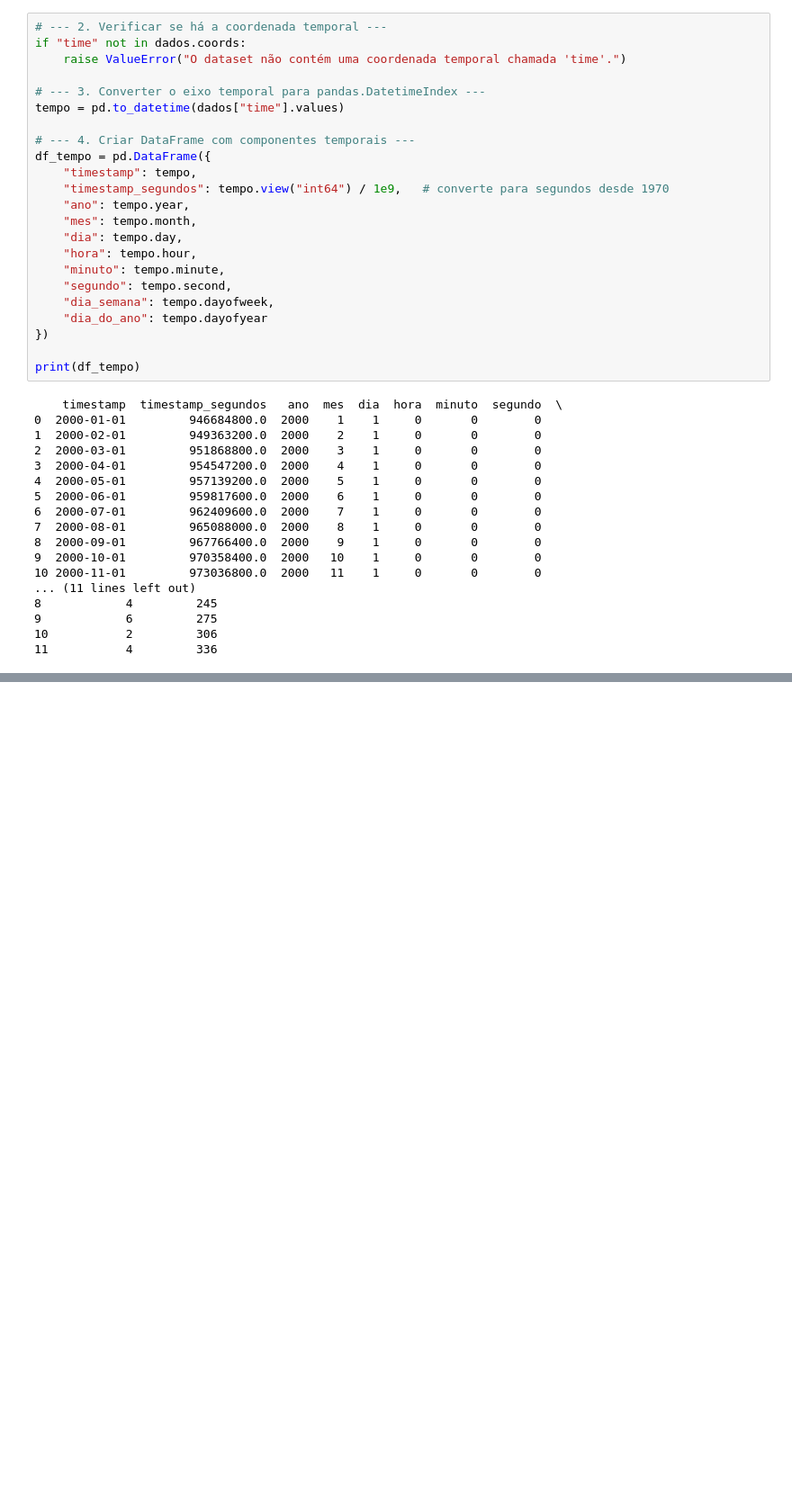
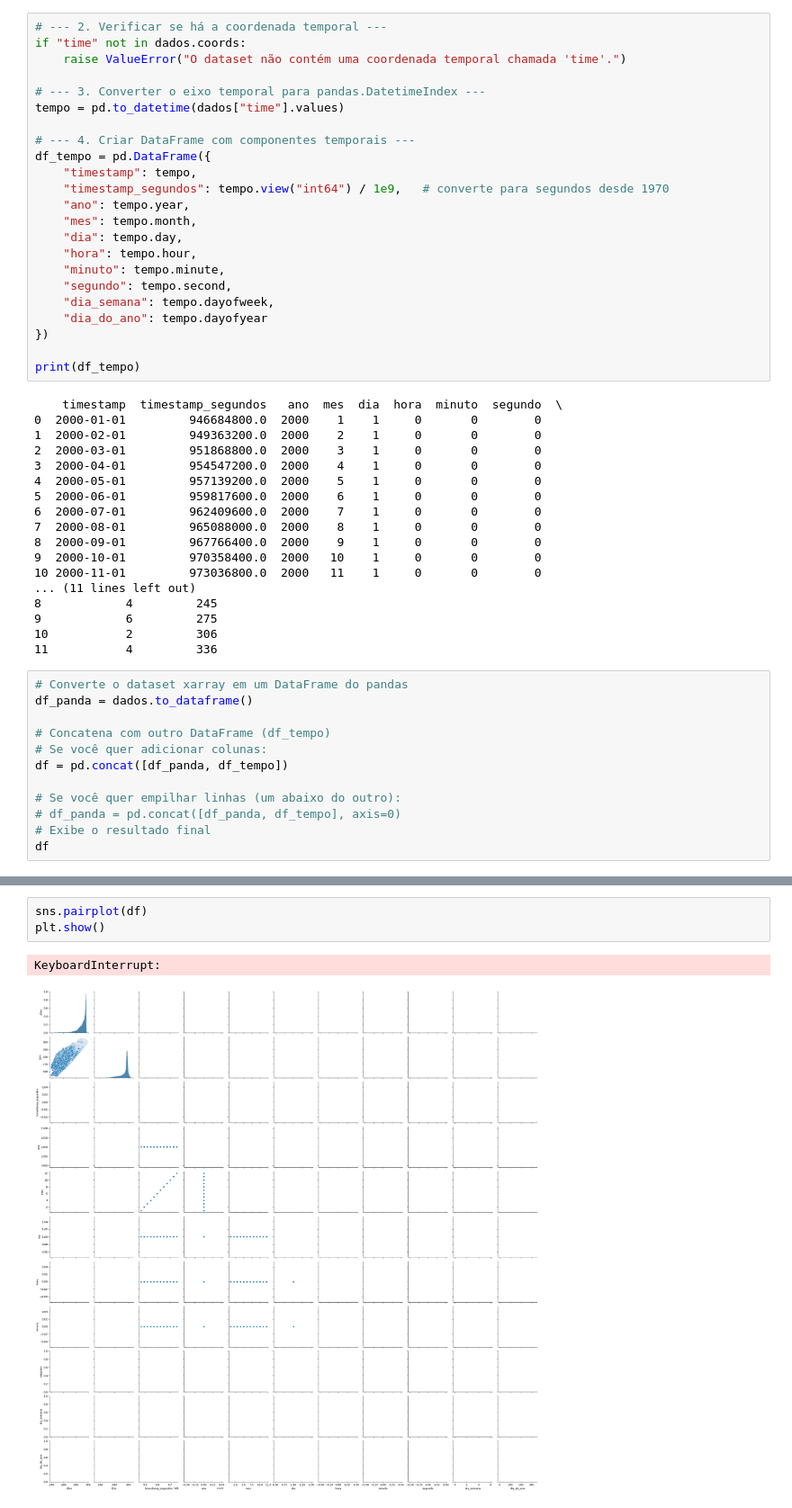
Before and after one commit to Alilson2/Projeto_IA, a Jupyter notebook: Projeto_IA.ipynb, the cells around one changed output, grey strips where cells are left out. Shown: that part at 90% size. Saved outputs shown, nothing was run; the diff lists cells and outputs as text; blank space fills up the shorter version.

```diff
--- a/Projeto_IA.ipynb
+++ b/Projeto_IA.ipynb
@@ -88,3 +88,15 @@ print(df_tempo)
 9            6         275
 10           2         306
 11           4         336
+# %%
+# Converte o dataset xarray em um DataFrame do pandas
+df_panda = dados.to_dataframe()
+
+# Concatena com outro DataFrame (df_tempo)
+# Se você quer adicionar colunas:
+df = pd.concat([df_panda, df_tempo])
+
+# Se você quer empilhar linhas (um abaixo do outro):
+# df_panda = pd.concat([df_panda, df_tempo], axis=0)
+# Exibe o resultado final
+df
@@ -90,0 +117,6 @@ print(df_tempo)
+# %%
+sns.pairplot(df)
+plt.show()
+# %% [output]
+KeyboardInterrupt:
+[figure, added]
```
Also changed, not shown: parts of 6 cells of this notebook.
